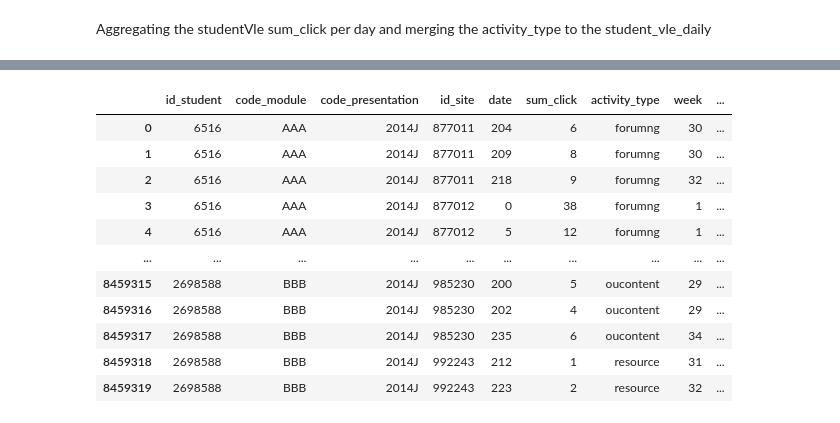
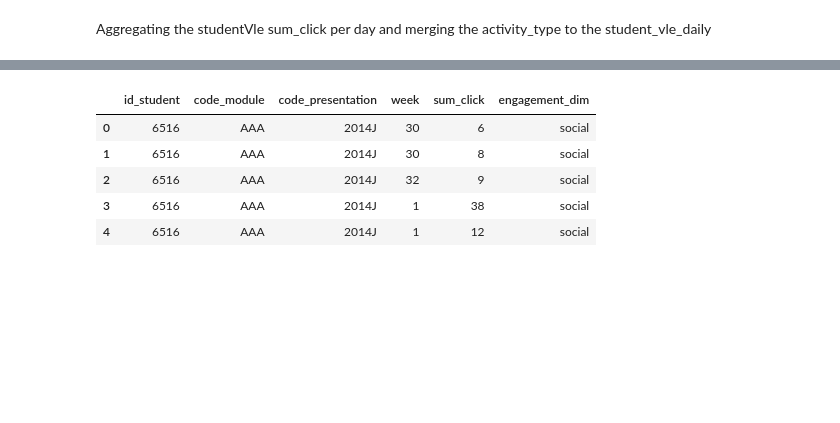
Before and after one commit to Anu-shree-S/oulad-clustered-student-engagement, a Jupyter notebook: notebooks/initial-eda.ipynb, the cells around one changed output, grey strips where cells are left out. Cells and saved outputs as stored; diff of their text form; code cells hidden in the pictures; blank space fills up the shorter version.

Commit message:
Data Cleaning and Course Normalisation quarterly

```diff
--- a/notebooks/initial-eda.ipynb
+++ b/notebooks/initial-eda.ipynb
@@ -71,46 +237,78 @@ studentReg = studentReg[~(studentReg['date_unregistration'] <= 0)]
 # %% [markdown]
 Aggregating the studentVle sum\_click per day and merging the activity\_type to the student\_vle\_daily
 # %%
-# 1) Aggregate studentVle to daily level
+# VLE PIPELINE: Raw -> Daily -> Enriched -> Weekly -> delete unused dfs
+
+#Aggregate studentVle to DAILY level
 studentVle_daily = (
     studentVle
-    .groupby(["id_student","code_module","code_presentation","id_site","date"], as_index=False)
-    .agg(sum_click=("sum_click","sum"))
+    .groupby(["id_student", "code_module", "code_presentation", "id_site", "date"], as_index=False)
+    .agg(sum_click=("sum_click", "sum"))
 )
+print("studentVle_daily shape:", studentVle_daily.shape)
 
-# 2) Attach activity_type
-vle_lookup = vle[['id_site', 'activity_type']].drop_duplicates()
+#Attach activity_type (lookup)
+vle_lookup = vle[["id_site", "activity_type"]].drop_duplicates()
 
 studentVle_daily_enriched = studentVle_daily.merge(
     vle_lookup,
-    on='id_site',
-    how='left',
-    validate='m:1'
+    on="id_site",
+    how="left",
+    validate="m:1"
 )
+print("studentVle_daily_enriched shape (before date>=0):", studentVle_daily_enriched.shape)
 
-# OPTIONAL but recommended for "course starts at day 0" modelling:
-studentVle_daily_enriched = studentVle_daily_enriched[studentVle_daily_enriched['date'] >= 0].copy()
+#Free space
+del studentVle_daily
+del vle_lookup
+del studentVle
+gc.collect()
 
-# 3) Week number
-studentVle_daily_enriched['week'] = (studentVle_daily_enriched['date'] // 7) + 1
+#course starts at day 0
+studentVle_daily_enriched = studentVle_daily_enriched[studentVle_daily_enriched["date"] >= 0].copy()
 
-# 4) Map activity_type -> engagement_dim
-CONTENT_TYPES = {'resource','url','page','book','folder','glossary','homepage','subpage','oucontent'}
-ASSESSMENT_TYPES = {'quiz','questionnaire','externalquiz','assessment','assign'}
-SOCIAL_TYPES = {'forumng','wiki','dataplus','collaborate','sharedsubpage'}
+#Week number
+studentVle_daily_enriched["week"] = (studentVle_daily_enriched["date"] // 7) + 1
+
+#Map activity_type -> engagement_dim
+CONTENT_TYPES = {
+    "subpage", "homepage", "oucontent", "resource", "url", "page",
+    "folder", "glossary", "htmlactivity", "dualpane", "repeatactivity"
+}
+ASSESSMENT_TYPES = {"quiz", "externalquiz", "questionnaire"}
+SOCIAL_TYPES = {"forumng", "ouwiki", "oucollaborate", "ouelluminate", "dataplus", "sharedsubpage"}
 
 def map_engagement_dim(activity_type):
     if pd.isna(activity_type):
-        return 'unknown'
+        return "unknown"
     a = str(activity_type).strip().lower()
     if a in CONTENT_TYPES:
-        return 'content'
+        return "content"
     if a in ASSESSMENT_TYPES:
-        return 'assessment'
+        return "assessment"
     if a in SOCIAL_TYPES:
-        return 'social'
-    return 'other'
+        return "social"
+    return "other"
 
-studentVle_daily_enriched['engagement_dim'] = studentVle_daily_enriched['activity_type'].apply(map_engagement_dim)
-display(studentVle_daily_enriched)
+studentVle_daily_enriched["engagement_dim"] = studentVle_daily_enriched["activity_type"].apply(map_engagement_dim)
+
+#Keep only columns needed for weekly aggregation + quarter features
+studentVle_daily_enriched = studentVle_daily_enriched[
+    ["id_student", "code_module", "code_presentation", "week", "sum_click", "engagement_dim"]
+].copy()
+
+print("studentVle_daily_enriched shape (trimmed):", studentVle_daily_enriched.shape)
+display(studentVle_daily_enriched.head())
+
+# 5) Aggregate to WEEKLY (much smaller than daily)
+studentVle_weekly = (
+    studentVle_daily_enriched
+    .groupby(["id_student", "code_module", "code_presentation", "week", "engagement_dim"], as_index=False)
+    .agg(sum_click=("sum_click", "sum"))
+)
+print("studentVle_weekly shape:", studentVle_weekly.shape)
+
+#Free memory
+del studentVle_daily_enriched
+gc.collect()
 # %% [output]
@@ -117,12 +318,6 @@ display(studentVle_daily_enriched)
-|  | id_student | code_module | code_presentation | id_site | date | sum_click | activity_type | week | ... |
-| 0 | 6516 | AAA | 2014J | 877011 | 204 | 6 | forumng | 30 | ... |
-| 1 | 6516 | AAA | 2014J | 877011 | 209 | 8 | forumng | 30 | ... |
-| 2 | 6516 | AAA | 2014J | 877011 | 218 | 9 | forumng | 32 | ... |
-| 3 | 6516 | AAA | 2014J | 877012 | 0 | 38 | forumng | 1 | ... |
-| 4 | 6516 | AAA | 2014J | 877012 | 5 | 12 | forumng | 1 | ... |
-| ... | ... | ... | ... | ... | ... | ... | ... | ... | ... |
-| 8459315 | 2698588 | BBB | 2014J | 985230 | 200 | 5 | oucontent | 29 | ... |
-| 8459316 | 2698588 | BBB | 2014J | 985230 | 202 | 4 | oucontent | 29 | ... |
-| 8459317 | 2698588 | BBB | 2014J | 985230 | 235 | 6 | oucontent | 34 | ... |
-| 8459318 | 2698588 | BBB | 2014J | 992243 | 212 | 1 | resource | 31 | ... |
-| 8459319 | 2698588 | BBB | 2014J | 992243 | 223 | 2 | resource | 32 | ... |
+|  | id_student | code_module | code_presentation | week | sum_click | engagement_dim |
+| 0 | 6516 | AAA | 2014J | 30 | 6 | social |
+| 1 | 6516 | AAA | 2014J | 30 | 8 | social |
+| 2 | 6516 | AAA | 2014J | 32 | 9 | social |
+| 3 | 6516 | AAA | 2014J | 1 | 38 | social |
+| 4 | 6516 | AAA | 2014J | 1 | 12 | social |
```
Also changed, not shown: parts of 22 cells of this notebook.
